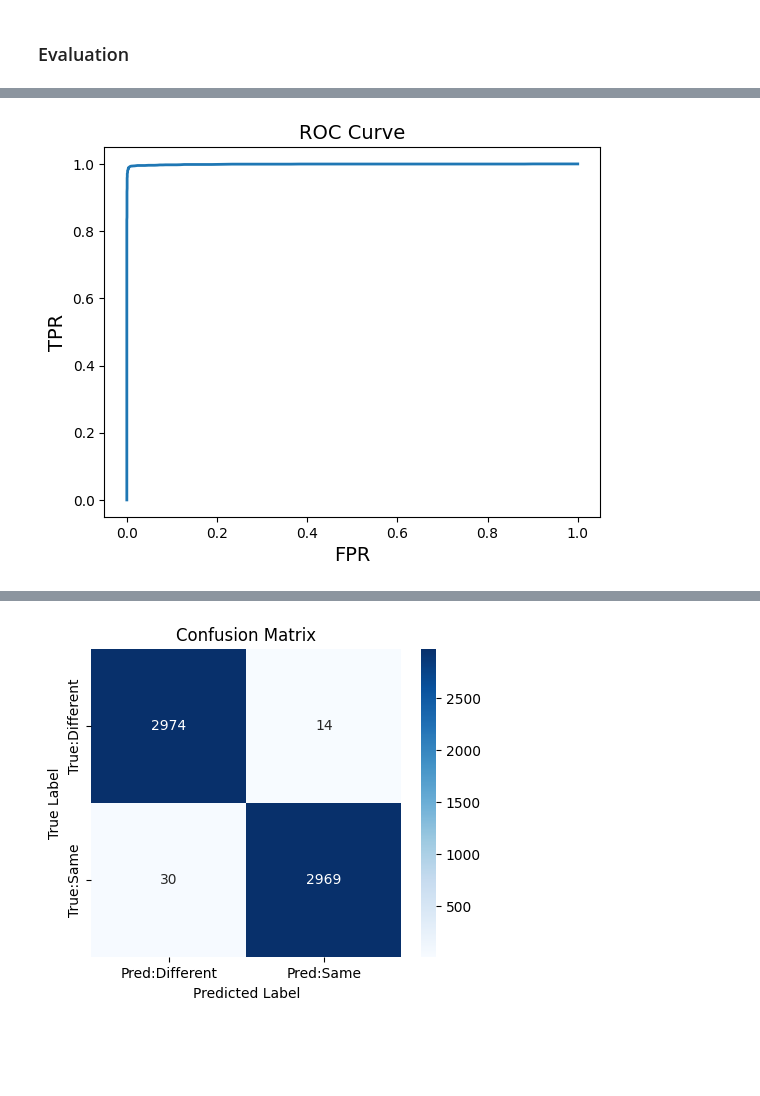
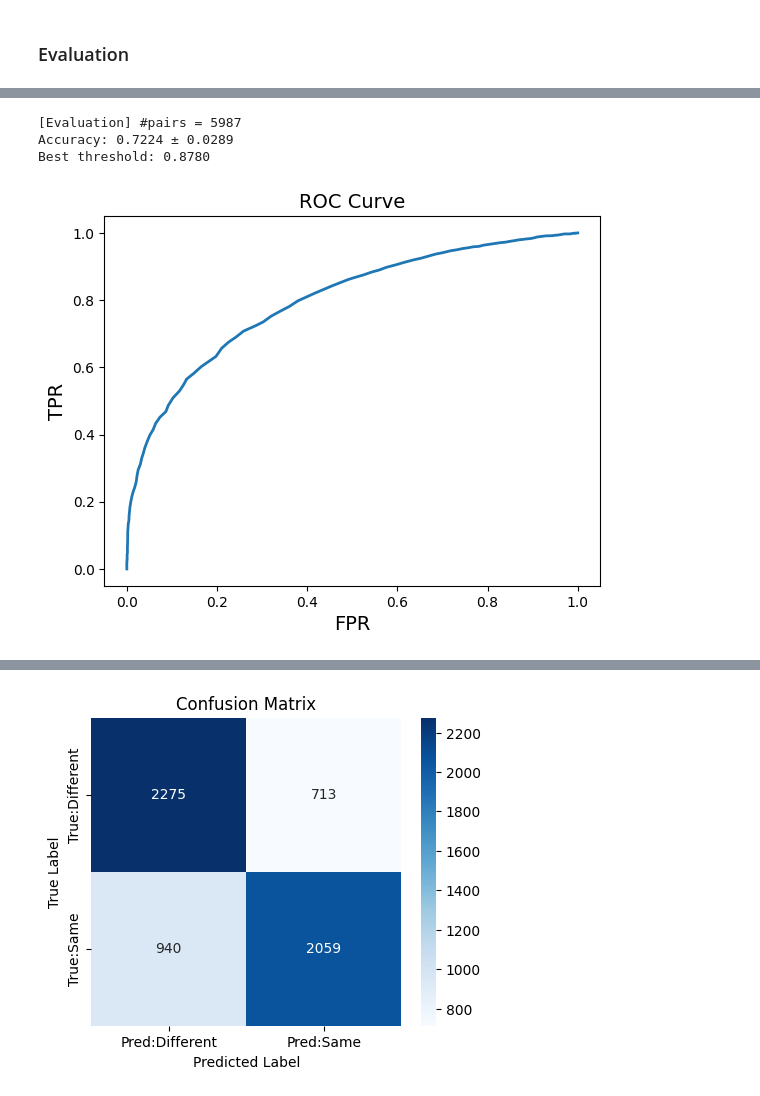
Before and after one commit to toribiodiego/ECE-365-Senior-Projects, a Jupyter notebook: eval.ipynb, the cells around one changed output, grey strips where cells are left out. Drawn from its saved outputs; the diff is of its cells as text; code cells hidden in the pictures; blank space fills up the shorter version.

Commit message:
added edgeface integration

```diff
--- a/eval.ipynb
+++ b/eval.ipynb
@@ -72,12 +72,16 @@ from sklearn.preprocessing import normalize
 from sklearn.metrics import confusion_matrix, classification_report
 import seaborn as sns
 
-#  config dictionary
+####################################
+# CONFIGURATION DICTIONARY
+####################################
+# For EdgeFace, set model_type to "edgeface" and use color images by setting grayscale to False.
 config = {
-    "pretrained_path": "/kaggle/working/resnet18_110.pth",  # Path to pretrained model weights
-    "model_type": "resnet18",                               # Can later add options like "edgeface", etc.
-    "use_se": False,                                        # Whether to use Squeeze-Excitation blocks
-    "grayscale": True,                                      # Process images in grayscale (True) or color (False)
+    "pretrained_path": "/kaggle/working/resnet18_110.pth",  # For ResNetFace. Not used for EdgeFace.
+    "model_type": "edgeface",                               # Options: "resnet18" or "edgeface"
+    "edgeface_variant": "edgeface_base",                    # Only used if model_type is "edgeface"
+    "use_se": False,                                        # Whether to use Squeeze-Excitation blocks (ResNetFace)
+    "grayscale": False,                                     # For EdgeFace, use color images (False)
     "image_size": 128,                                      # Input image size (width, height)
     "batch_size": 64,                                       # Batch size for evaluation (if needed)
     "data_root": "/kaggle/working/align/lfw-align-128",     # Root directory of processed images
@@ -87,8 +91,9 @@ config = {
     "threshold_range": (0, 3, 0.01)                         # (start, stop, step) for threshold sweep
 }
 
-
-# Model Definition (ResNetFace)
+####################################
+# 1) MODEL DEFINITION (ResNetFace)
+####################################
 def conv3x3(in_planes, out_planes, stride=1):
     """3x3 convolution with padding"""
     return nn.Conv2d(in_planes, out_planes, kernel_size=3, stride=stride,
@@ -116,7 +121,7 @@ class IRBlock(nn.Module):
     def __init__(self, inplanes, planes, stride=1, downsample=None, use_se=True):
         super(IRBlock, self).__init__()
         self.bn0 = nn.BatchNorm2d(inplanes)
-        self.conv1 = conv3x3(inplanes, inplanes)
+        self.conv1 = conv3x3(inplanes, in_planes=inplanes)
         self.bn1 = nn.BatchNorm2d(inplanes)
         self.prelu = nn.PReLU()
         self.conv2 = conv3x3(inplanes, planes, stride)
@@ -202,8 +207,9 @@ class ResNetFace(nn.Module):
 def resnet_face18(use_se=True, grayscale=True):
     return ResNetFace(IRBlock, [2, 2, 2, 2], use_se=use_se, grayscale=grayscale)
 
-
-# Model Loader Class
+####################################
+# 2) MODEL LOADER CLASS
+####################################
 class FaceModelLoader:
     def __init__(self, config, device):
         self.config = config
@@ -221,33 +227,46 @@ class FaceModelLoader:
             model.load_state_dict(new_state_dict)
             model.eval()
             return model
-        # You can add other model types here (e.g., edgeface) based on self.config["model_type"]
+        elif self.config["model_type"] == "edgeface":
+            # Load the EdgeFace model from Torch Hub and move it to the correct device.
+            model = torch.hub.load(model=self.config["edgeface_variant"], repo_or_dir='otroshi/edgeface', source='github', pretrained=True)
+            model.to(self.device)  # Ensure the model is on the same device as the inputs.
+            model.eval()
+            return model
         else:
             raise ValueError("Unsupported model type: {}".format(self.config["model_type"]))
 
-
-# Image Processor Class
+####################################
+# 3) IMAGE PROCESSOR CLASS
+####################################
 class ImageProcessor:
     def __init__(self, config):
         self.config = config
 
     def process_img(self, img_path):
         """Loads and preprocesses an image."""
-        grayscale = self.config["grayscale"]
-        size = self.config["image_size"]
-        img = cv2.imread(img_path, 0) if grayscale else cv2.imread(img_path)
+        # For EdgeFace we assume color images; for ResNetFace we use grayscale if configured.
+        if self.config["model_type"] == "edgeface":
+            img = cv2.imread(img_path)  # color
+        else:
+            img = cv2.imread(img_path, 0) if self.config["grayscale"] else cv2.imread(img_path)
         if img is None:
             raise ValueError(f"Failed to load image at: {img_path}")
+        size = self.config["image_size"]
         img = cv2.resize(img, (size, size))
-        if grayscale:
+        # If grayscale is desired, ensure shape consistency.
+        if self.config["grayscale"] and self.config["model_type"] != "edgeface":
             img = img.reshape((size, size, 1))
+        # Convert to float and normalize to [-1, 1]
+        if len(img.shape) == 2:  # grayscale image without channel dimension
+            img = np.expand_dims(img, axis=-1)
         img = img.transpose((2, 0, 1)).astype(np.float32)
-        # Scale pixel values to [-1, 1]
         img = (img - 127.5) / 127.5
         return torch.from_numpy(img).float()
 
-
-# Evaluator Class
+####################################
+# 4) EVALUATOR CLASS
+####################################
 class FaceModelEvaluator:
     def __init__(self, model, config, device):
         self.model = model
@@ -279,8 +298,13 @@ class FaceModelEvaluator:
             imgB = self.img_processor.process_img(pathB).unsqueeze(0)
             inputs = torch.cat([imgA, imgB], dim=0).to(self.device)
             with torch.no_grad():
-                out_dict = self.model(inputs)
-                out_np = out_dict['fea'].cpu().numpy()
+                output = self.model(inputs)
+                # Handle both dictionary outputs and raw tensor outputs.
+                if isinstance(output, dict) and "fea" in output:
+                    embeddings_tensor = output["fea"]
+                else:
+                    embeddings_tensor = output
+                out_np = embeddings_tensor.cpu().numpy()
             embeddings[2 * idx] = out_np[0]
             embeddings[2 * idx + 1] = out_np[1]
             issame.append(label)
@@ -370,7 +394,9 @@ class FaceModelEvaluator:
         plt.xlabel("Predicted Label")
         plt.show()
 
-
+####################################
+# 5) MAIN EVALUATION BLOCK
+####################################
 if __name__ == "__main__":
     # Choose device
     device = torch.device("cuda" if torch.cuda.is_available() else "cpu")
@@ -389 +413,4 @@ Best threshold: 1.4520
+[Evaluation] #pairs = 5987
+Accuracy: 0.7224 ± 0.0289
+Best threshold: 0.8780
-[figure, old version]
+[figure, new version]
@@ -403 +430 @@ weighted avg       0.99      0.99      0.99      5987
-[figure, old version]
+[figure, new version]
```
Also changed, not shown: parts of 1 cell of this notebook.
